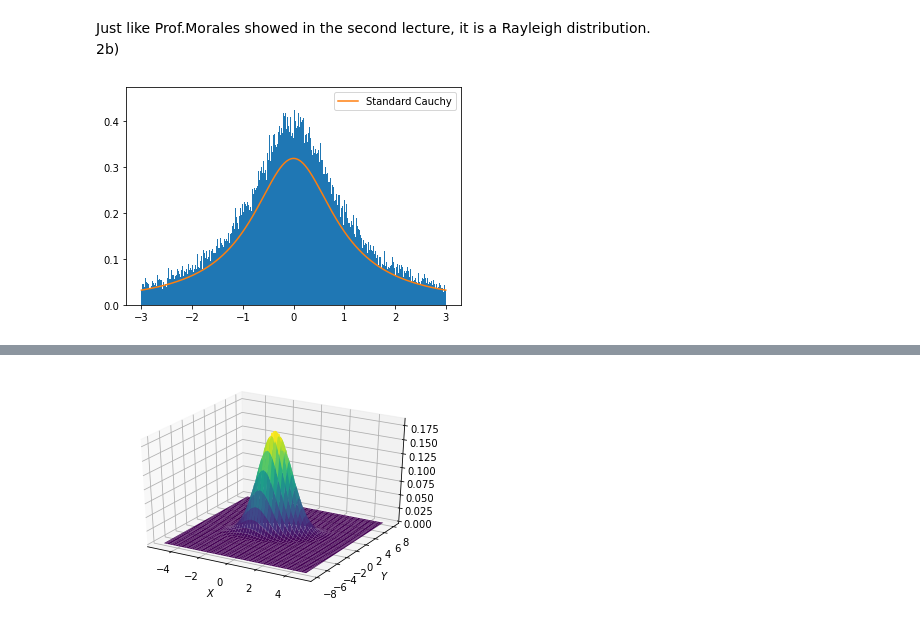
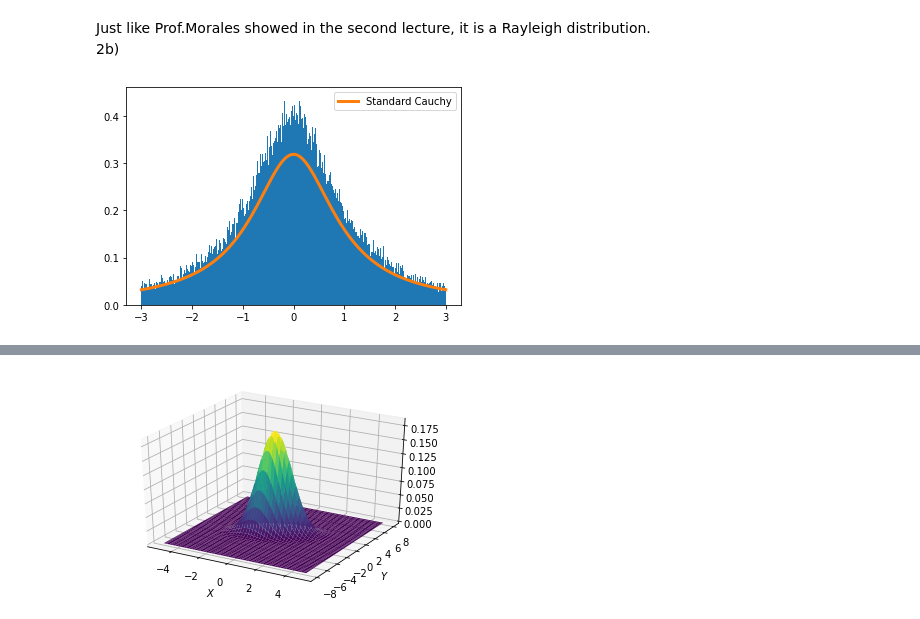
Before and after one commit to Noam-91/Advanced-Data-Analysis-Techniques-for-Large-Datasets, a Jupyter notebook: HW #3.ipynb, the cells around one changed output, grey strips where cells are left out. Cells and saved outputs as stored; diff of their text form; code cells hidden in the pictures.

```diff
--- a/HW #3.ipynb
+++ b/HW #3.ipynb
@@ -74,16 +74,16 @@ Just like Prof.Morales showed in the second lecture, it is a Rayleigh distributi
 # %%
 X_rvs = stats.norm.rvs(size=100000)
 Y_rvs = stats.norm.rvs(size=100000)
 xrange = np.linspace(-3,3,1000)
 cauchy_pdf = stats.cauchy.pdf(xrange)
 ratio = X_rvs/Y_rvs
 fig,ax = plt.subplots(1,1)
 ax.hist(ratio,bins=500,range=(-3,3),density=True)
-ax.plot(xrange,cauchy_pdf, label="Standard Cauchy")
+ax.plot(xrange,cauchy_pdf, label="Standard Cauchy",linewidth =3)
 ax.legend()
 plt.show()
 # %% [output]
-[figure, old version]
+[figure, new version]
 # %% [markdown]
 This is a Standard Cauchy Distribution.<br>
 ![image.png](attachment:image.png)
```
